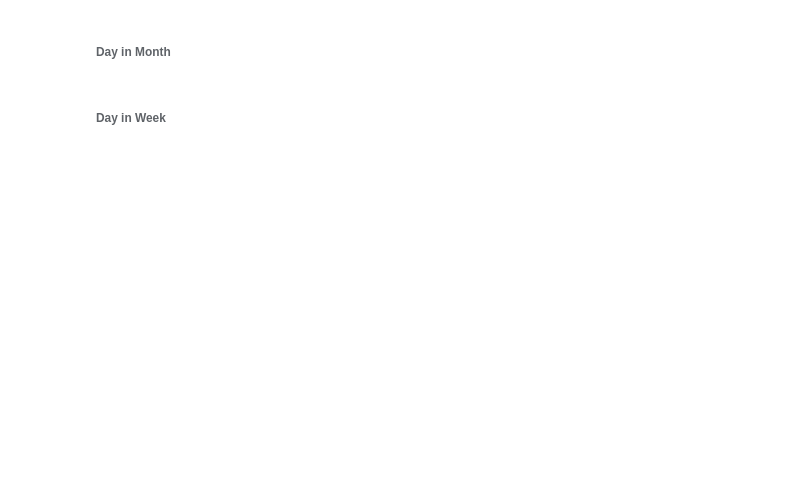
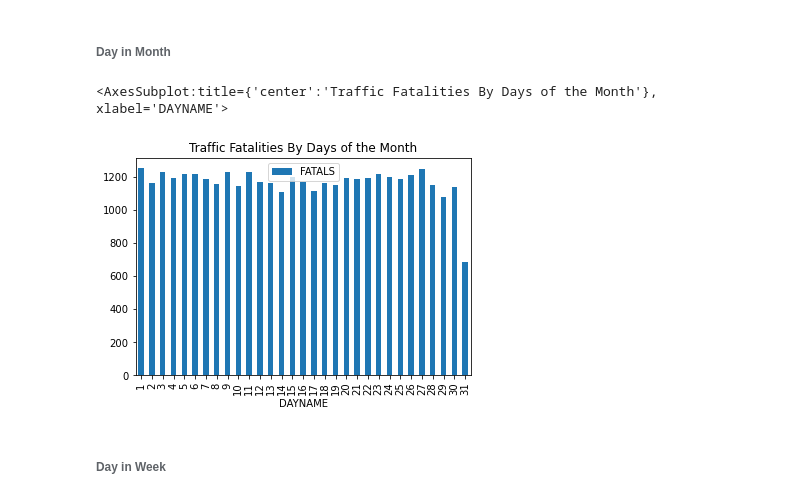
Before and after one commit to joshrrosen/PPOL564-Final-Project, a Jupyter notebook: MISC_Viz.ipynb, the cells around one changed output. Cells and saved outputs as stored; diff of their text form; code cells hidden in the pictures; blank space fills up the shorter version.

```diff
--- a/MISC_Viz.ipynb
+++ b/MISC_Viz.ipynb
@@ -141,4 +153,14 @@ County_Fatals.head()
 # %% [markdown]
 ###### Day in Month
+# %%
+Acc_day = Accident2019[["DAYNAME", "FATALS"]]
+day1 = Acc_day.groupby('DAYNAME')['FATALS'].sum()
+day2 = pd.DataFrame(day1)
+day2 = day2.reset_index()
+
+day2.plot.bar(x="DAYNAME", y="FATALS", rot=90, title = "Traffic Fatalities By Days of the Month")
+# %% [output]
+<AxesSubplot:title={'center':'Traffic Fatalities By Days of the Month'}, xlabel='DAYNAME'>
+[figure, added]
 # %% [markdown]
 ###### Day in Week
```
Also changed, not shown: parts of 6 cells of this notebook.
